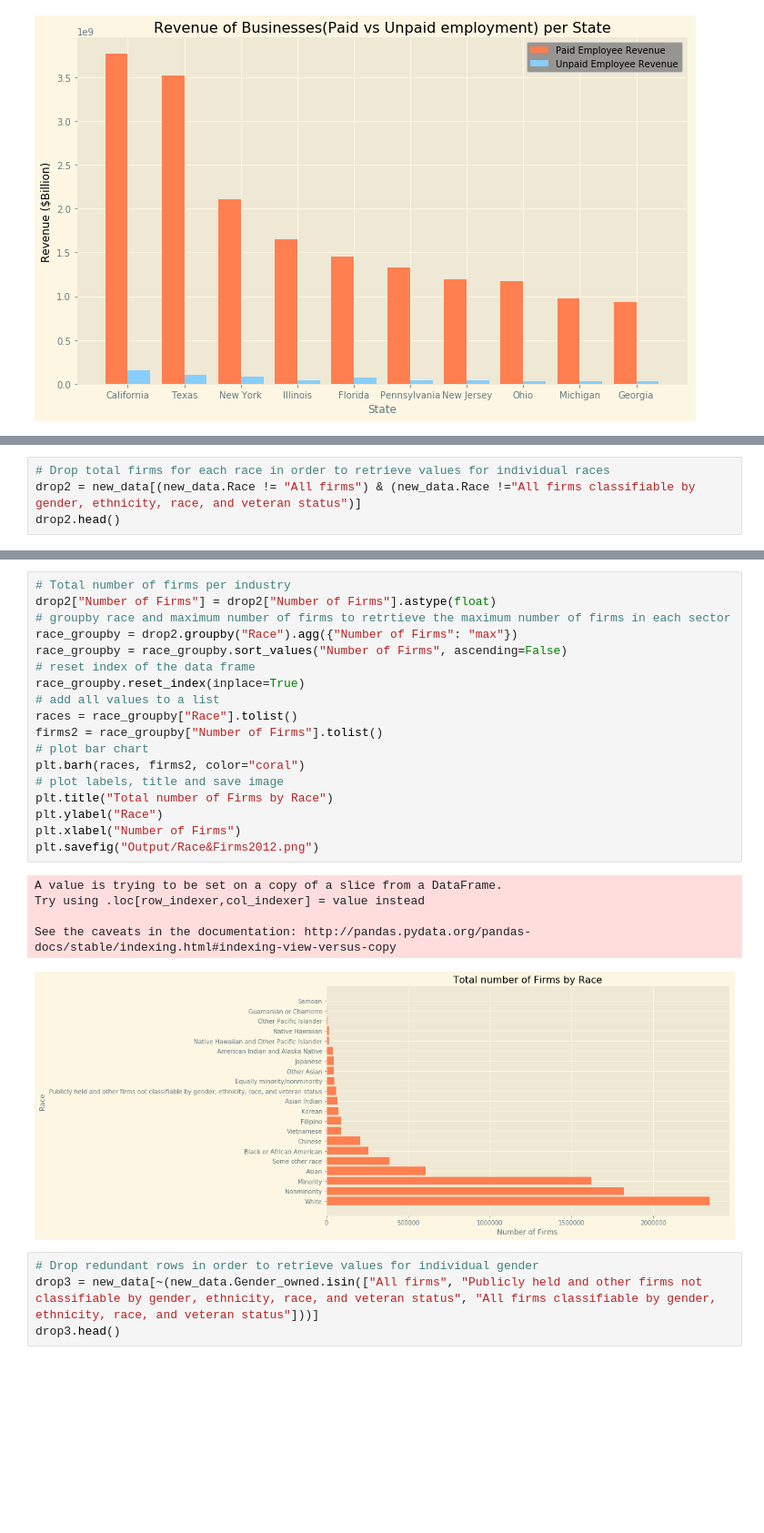
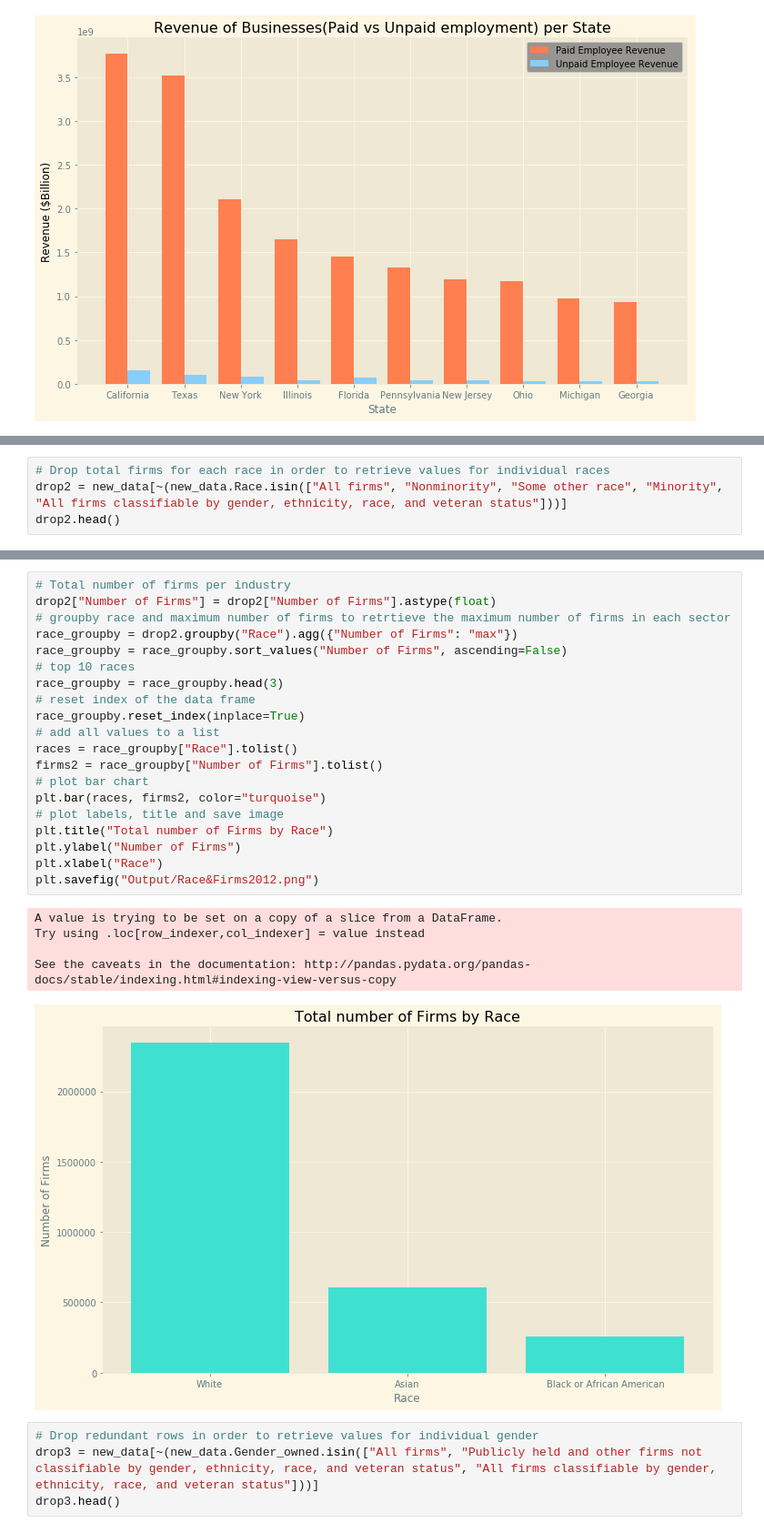
Before and after one commit to tafolabi/Project_Alpha, a Jupyter notebook: Project_Alpha.ipynb, the cells around one changed output, grey strips where cells are left out. Shown at 91% size. Cells and saved outputs as stored; diff of their text form; blank space fills up the shorter version.

```diff
--- a/Project_Alpha.ipynb
+++ b/Project_Alpha.ipynb
@@ -199,6 +265,6 @@ See the caveats in the documentation: http://pandas.pydata.org/pandas-docs/stabl
 # %%
 # Drop total firms for each race in order to retrieve values for individual races
-drop2 = new_data[(new_data.Race != "All firms") & (new_data.Race !="All firms classifiable by gender, ethnicity, race, and veteran status")]
+drop2 = new_data[~(new_data.Race.isin(["All firms", "Nonminority", "Some other race", "Minority", "All firms classifiable by gender, ethnicity, race, and veteran status"]))]
 drop2.head()
 # %% [output]
 |  | State | Sector | Gender_owned | Race | Number of Firms | Total Firm Sales | Paid Emp Firms | ... |
@@ -210,27 +276,29 @@ drop2.head()
 # %%
 # Total number of firms per industry
 drop2["Number of Firms"] = drop2["Number of Firms"].astype(float)
 # groupby race and maximum number of firms to retrtieve the maximum number of firms in each sector
 race_groupby = drop2.groupby("Race").agg({"Number of Firms": "max"})
 race_groupby = race_groupby.sort_values("Number of Firms", ascending=False)
+# top 10 races
+race_groupby = race_groupby.head(3)
 # reset index of the data frame
 race_groupby.reset_index(inplace=True)
 # add all values to a list
 races = race_groupby["Race"].tolist()
 firms2 = race_groupby["Number of Firms"].tolist()
 # plot bar chart
-plt.barh(races, firms2, color="coral")
+plt.bar(races, firms2, color="turquoise")
 # plot labels, title and save image
 plt.title("Total number of Firms by Race")
-plt.ylabel("Race")
-plt.xlabel("Number of Firms")
+plt.ylabel("Number of Firms")
+plt.xlabel("Race")
 plt.savefig("Output/Race&Firms2012.png")
 # %% [output]
 A value is trying to be set on a copy of a slice from a DataFrame.
 Try using .loc[row_indexer,col_indexer] = value instead
 
 See the caveats in the documentation: http://pandas.pydata.org/pandas-docs/stable/indexing.html#indexing-view-versus-copy
-[figure, old version]
+[figure, new version]
 # %%
 # Drop redundant rows in order to retrieve values for individual gender
 drop3 = new_data[~(new_data.Gender_owned.isin(["All firms", "Publicly held and other firms not classifiable by gender, ethnicity, race, and veteran status", "All firms classifiable by gender, ethnicity, race, and veteran status"]))]
```
Also changed, not shown: parts of 8 cells of this notebook, 10 other files.
